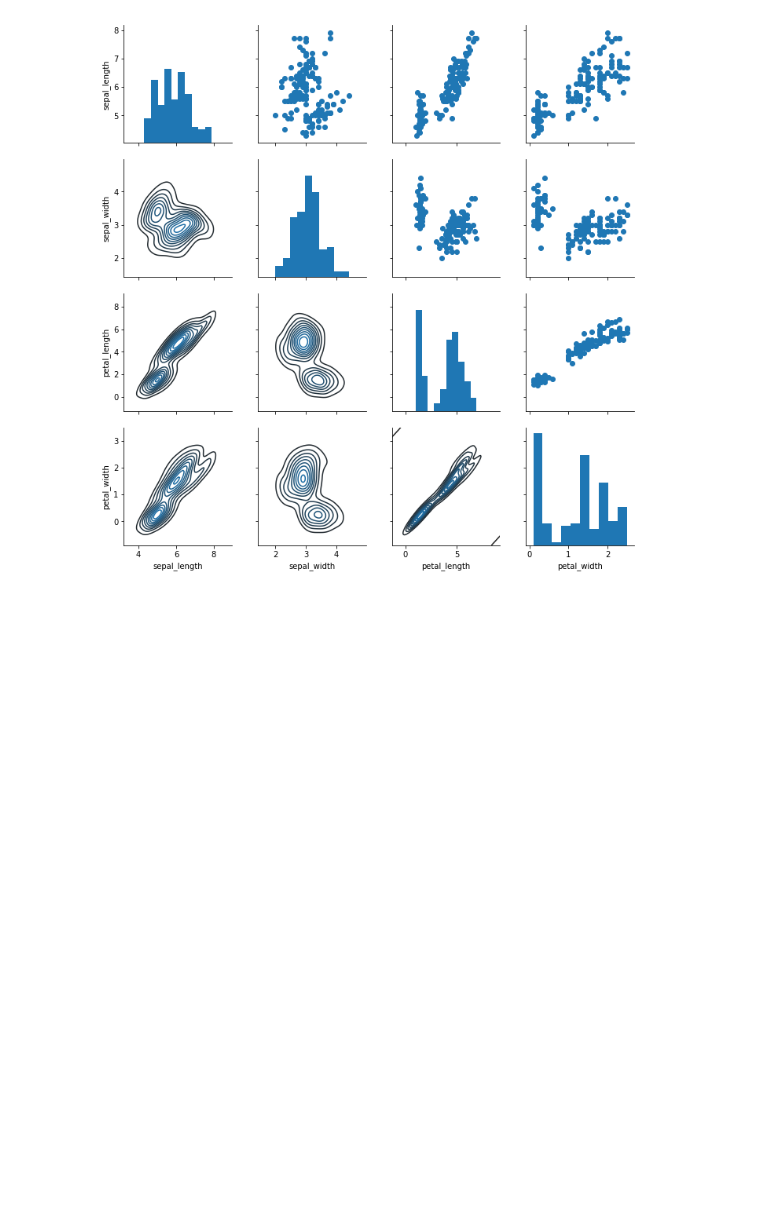
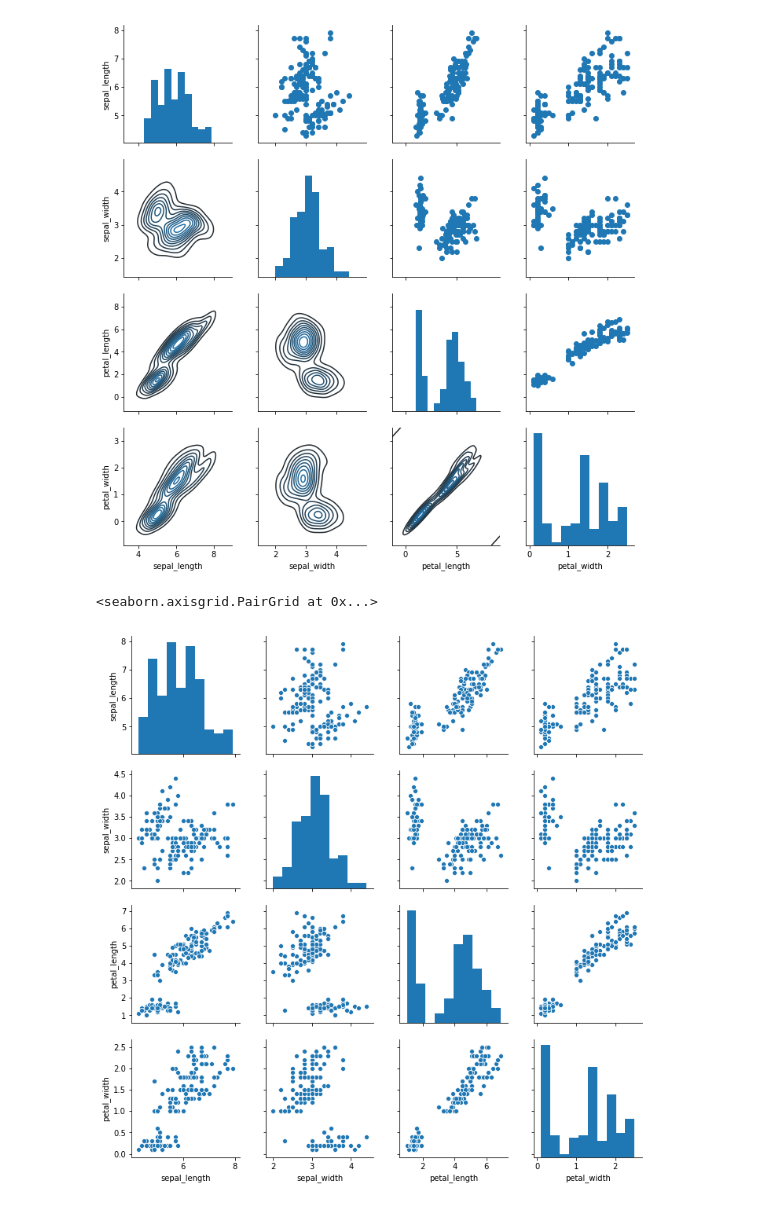
Before and after one commit to codingblondie/udemypython, a Jupyter notebook: files/Seaborn_beg.ipynb, the cells around one changed output. Drawn from its saved outputs; the diff is of its cells as text; code cells hidden in the pictures; blank space fills up the shorter version.

Commit message:
seaborn greed plots

```diff
--- a/files/Seaborn_beg.ipynb
+++ b/files/Seaborn_beg.ipynb
@@ -231,3 +231,8 @@ g.map_lower(sb.kdeplot)
 # %% [output]
 <seaborn.axisgrid.PairGrid at 0x...>
 [figure]
+# %%
+sb.pairplot(iris)
+# %% [output]
+<seaborn.axisgrid.PairGrid at 0x...>
+[figure, added]
```
Also changed, not shown: parts of 5 cells of this notebook.
